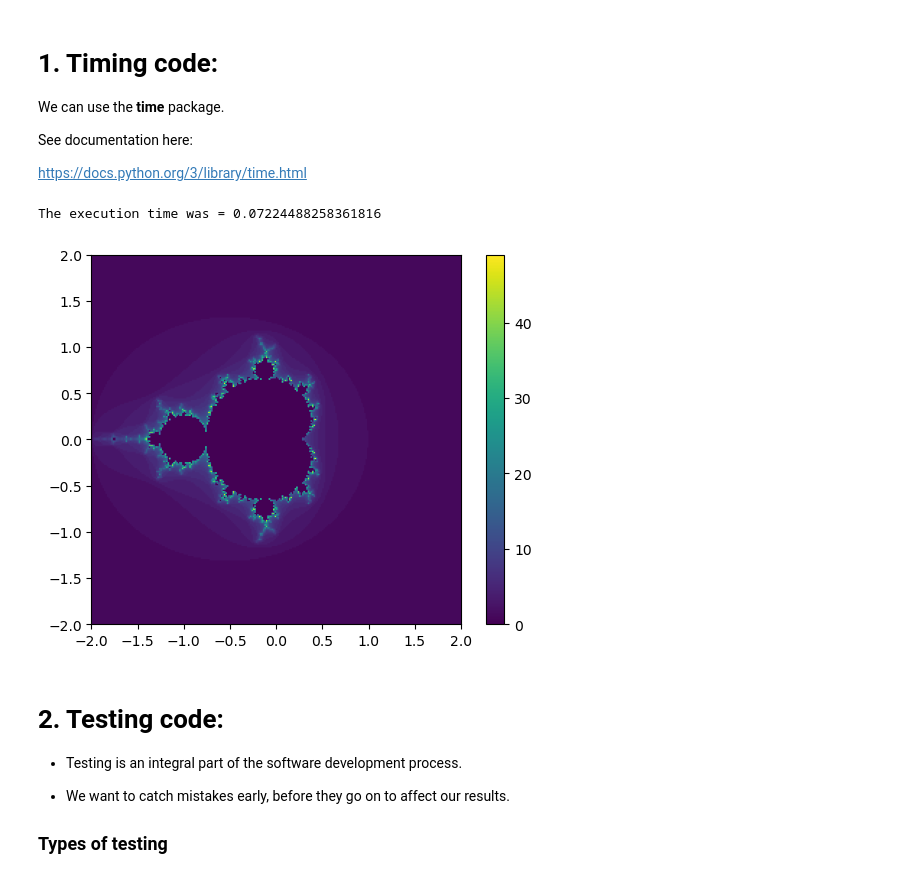
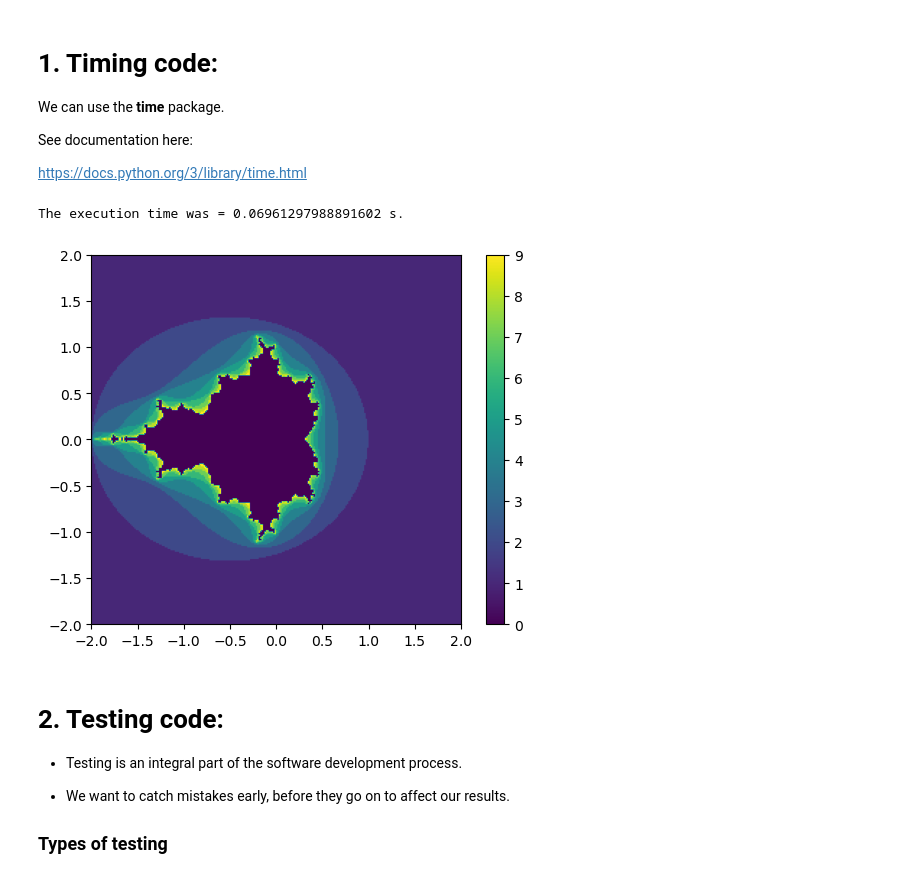
Before and after one commit to wbandabarragan/computational-physics-2, a Jupyter notebook: unit-5/507-timing-testing.ipynb, the cells around one changed output. Cells and saved outputs as stored; diff of their text form; code cells hidden in the pictures.

```diff
--- a/unit-5/507-timing-testing.ipynb
+++ b/unit-5/507-timing-testing.ipynb
@@ -16,17 +16,17 @@ import time
 # %%
 start = time.time()
 
 N = 256
-max_iter = 50
+max_iter = 10
 
 m = md.mandelbrot(N, max_iter = max_iter)
 
 end   = time.time()
 
-print(f"The execution time was = {end - start}\n")
+print(f"The execution time was = {end - start} s.\n")
 # %% [output]
-The execution time was = 0.07224488258361816
+The execution time was = 0.06961297988891602 s.
-[figure, old version]
+[figure, new version]
 # %% [markdown]
 # 2. Testing code:
 
```
Also changed, not shown: parts of 2 cells of this notebook, 4 other files.
